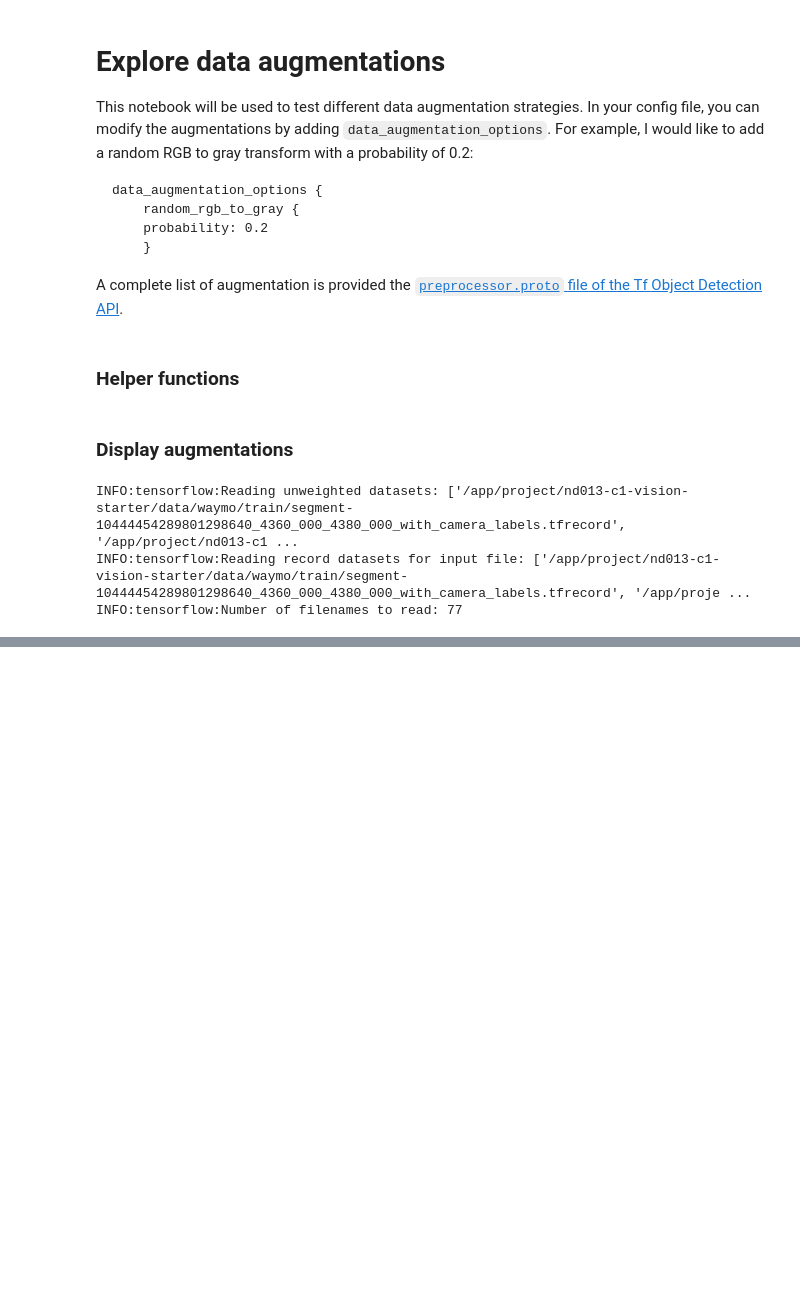
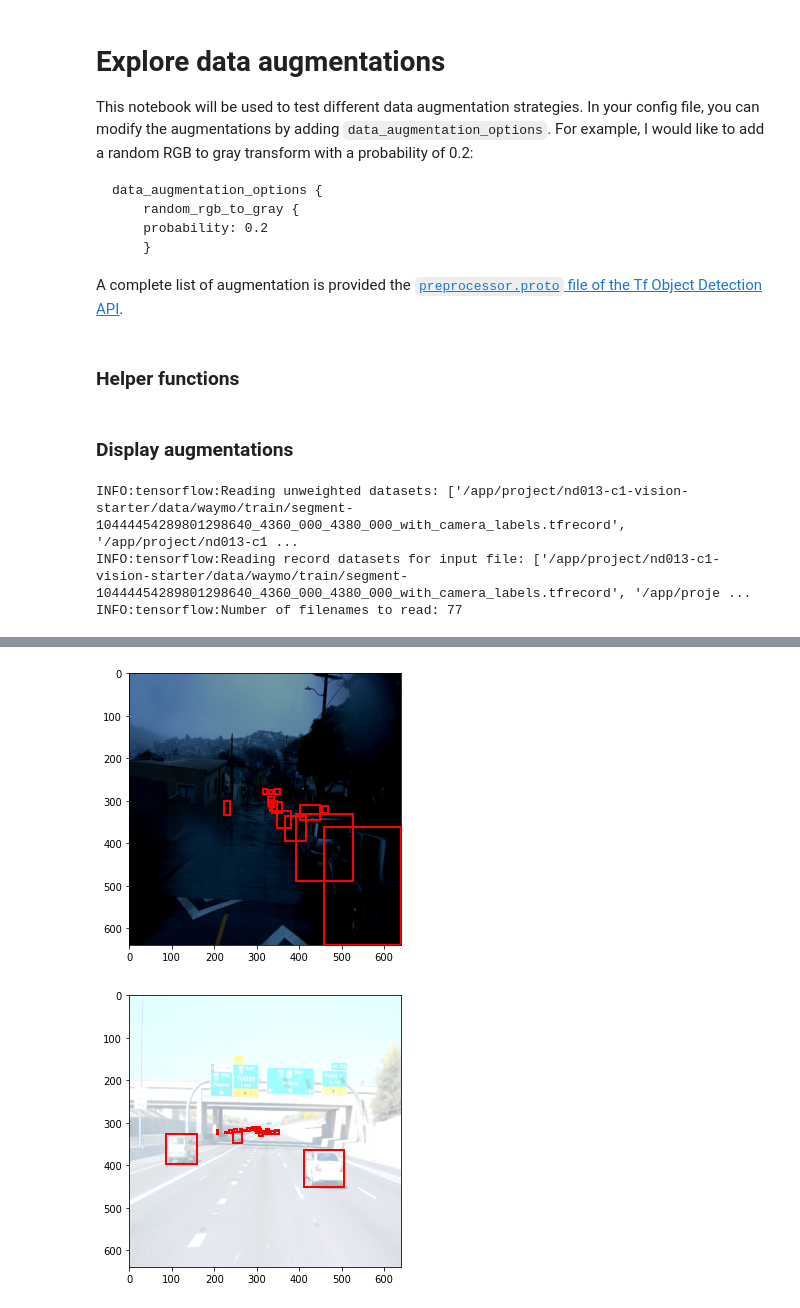
Before and after one commit to taemt94/Udacity_Self-Driving_Car_Engineer_Project, a Jupyter notebook: 1_Object_Detection_in_an_Urban_Environment/nd013-c1-vision-starter/Explore augmentations.ipynb, the cells around one changed output, grey strips where cells are left out. Cells and saved outputs as stored; diff of their text form; code cells hidden in the pictures; blank space fills up the shorter version.

```diff
--- a/1_Object_Detection_in_an_Urban_Environment/nd013-c1-vision-starter/Explore augmentations.ipynb
+++ b/1_Object_Detection_in_an_Urban_Environment/nd013-c1-vision-starter/Explore augmentations.ipynb
@@ -70,0 +103,4 @@ for batch in train_dataset.take(1):
+# %%
+### Random Adjust Brightness Augmentation
+### max_delta : 0.2
+train_dataset = get_train_input("./experiments/augmentations/pipeline_RandomAdjustBrightness.config")
@@ -70,0 +111,8 @@ for batch in train_dataset.take(1):
+# %%
+%matplotlib inline
+
+for batch in train_dataset.take(1):
+    display_batch(batch)
+# %% [output]
+[figure, added]
+[figure, added]
```
Also changed, not shown: parts of 14 cells of this notebook, 7 other files.
